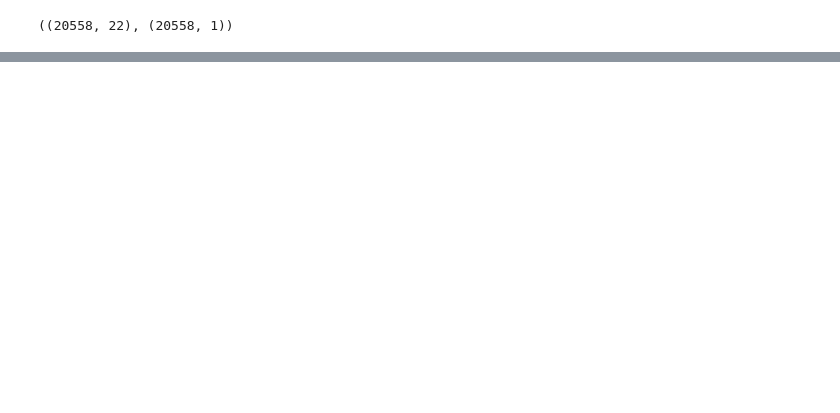
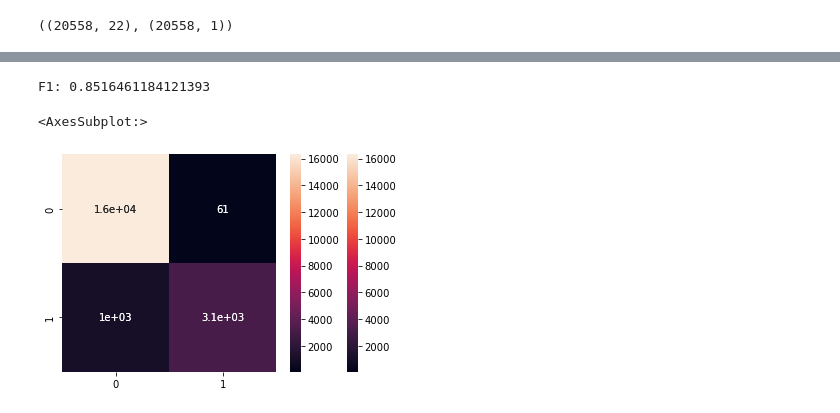
Before and after one commit to zareeiant/BSIP_Assignment_4_Students, a Jupyter notebook: asn4_start.ipynb, the cells around one changed output, grey strips where cells are left out. Drawn from its saved outputs; the diff is of its cells as text; code cells hidden in the pictures; blank space fills up the shorter version.

```diff
--- a/asn4_start.ipynb
+++ b/asn4_start.ipynb
@@ -332,19 +254,0 @@ def convert_prob_to_label(prob, cutoff = 0.5):
-# %%
-from sklearn.preprocessing import MinMaxScaler
-from sklearn.preprocessing import StandardScaler
-from sklearn.pipeline import make_pipeline
-from sklearn.metrics import accuracy_score, f1_score, log_loss, confusion_matrix, precision_score, recall_score
-
-scaler = MinMaxScaler()
-x = scaler.fit_transform(X_train)
-X_trans = scaler.transform(X_test)
-model = LogisticRegression().fit(x,y_train.ravel())
-preds = model.predict(X_trans)
-labels = convert_prob_to_label(np.array(preds))
-conf_matrix = confusion_matrix(y_test,labels)
-sns.heatmap(conf_matrix, annot=True)
-
-print("F1:",f1_score(y_test, labels))
-print("Acc:",accuracy_score(y_test, labels))
-print("Recall:",recall_score(y_test, labels))
-print("Precision:",precision_score(y_test, labels))
@@ -425,20 +255,57 @@ Precision: 0.7792207792207793
 # %%
 d_test = pd.read_csv("test.csv")
 
+d_test=d_test.dropna()
+d_test.isna().sum()
+
+
+d_test=d_test[d_test['person_age']<60]
+d_test=d_test[d_test['person_emp_length']<60]
+d_test=d_test.drop(columns={'Unnamed: 0'})
+d_test=d_test[d_test['person_income']<300000]
+d_test['person_income']=np.log(df['person_income'])
+d_test['person_age']=np.log(df['person_age'])
+d_test=d_test[d_test['loan_amnt']<20000]
+
+
+
+d_test = pd.get_dummies(d_test, drop_first=True)
+
+
+dy_test=d_test['loan_status']
+dx_test=d_test.drop(columns={'loan_status'})
+ytest=np.array(dy_test).reshape (-1,1)
+xtest=np.array(dx_test)
+xtest.shape, ytest.shape
+
+
+scaler = MinMaxScaler()
+X_test_norm1 = scaler.fit_transform(xtest)
+
+preds1 = model.predict(X_test_norm1)
+
+
+prediction_labels = binarize(np.array(preds1).reshape(-1,1), threshold=.5)
+conf_matrix = confusion_matrix(ytest,prediction_labels)
+sns.heatmap(conf_matrix, annot=True)
 ######################
 # Insert whatever you need to do to prep the data here.
 # It might be nothing if you have a big pipeline.
 # Ensure that at the end your data is in two arrays - xtest and ytest
 # Ensure the name of your final model is "model"
 # Each should contain the ENTIRE x or y dataset in the test data.
 #
 # This part should be reusable - any dataset in this format should just run
 # and generate predictions and accuracy stats.
 # Please DO NOT do any train-test splitting here.
 #######################
 
 # This should work once you're done, as is.
 # uncomment the stuff below when ready to run.
-#print("F1:",f1_score(ytest, prediction_labels))
-#conf_matrix = confusion_matrix(ytest, prediction_labels)
-#sns.heatmap(conf_matrix, annot=True)
+print("F1:",f1_score(ytest, prediction_labels))
+conf_matrix = confusion_matrix(ytest, prediction_labels)
+sns.heatmap(conf_matrix, annot=True)
+# %% [output]
+F1: 0.8516461184121393
+<AxesSubplot:>
+[figure, added]
```
Also changed, not shown: parts of 35 cells of this notebook.
